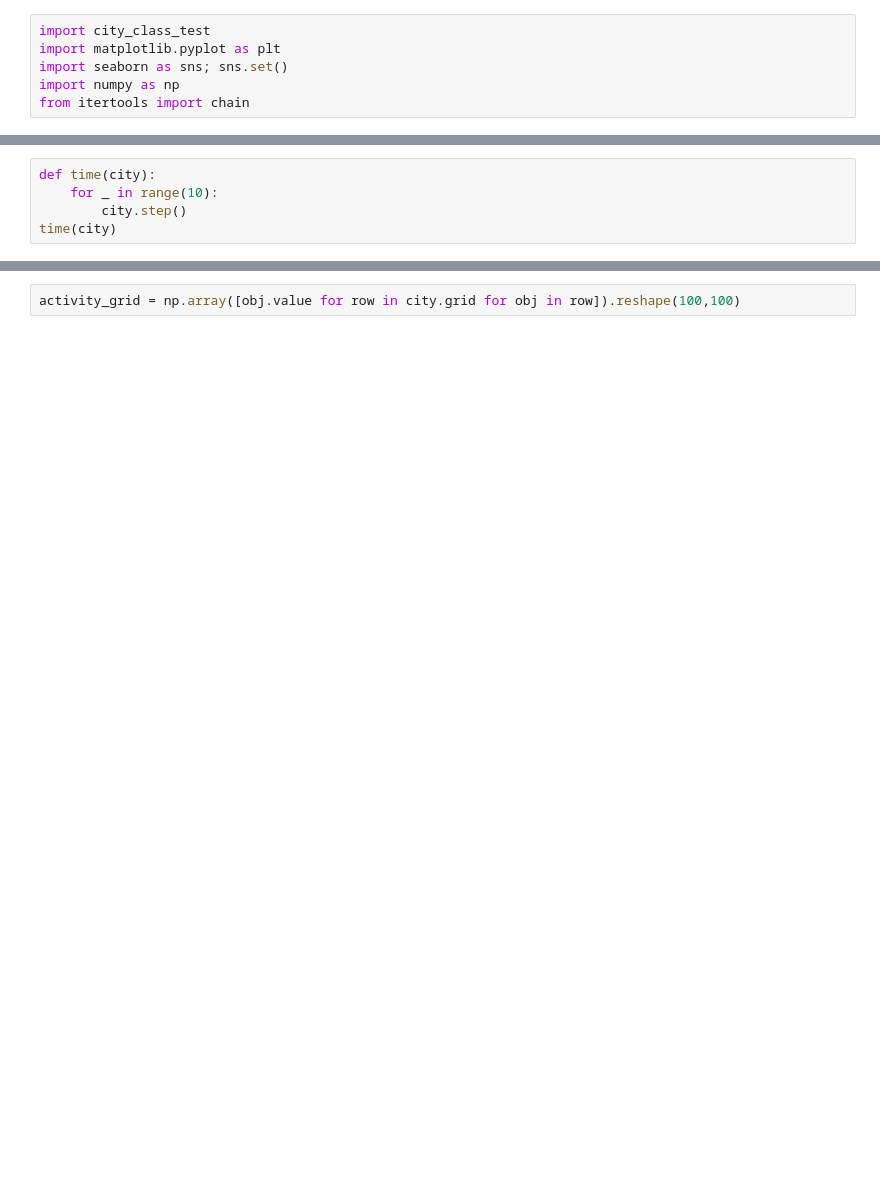
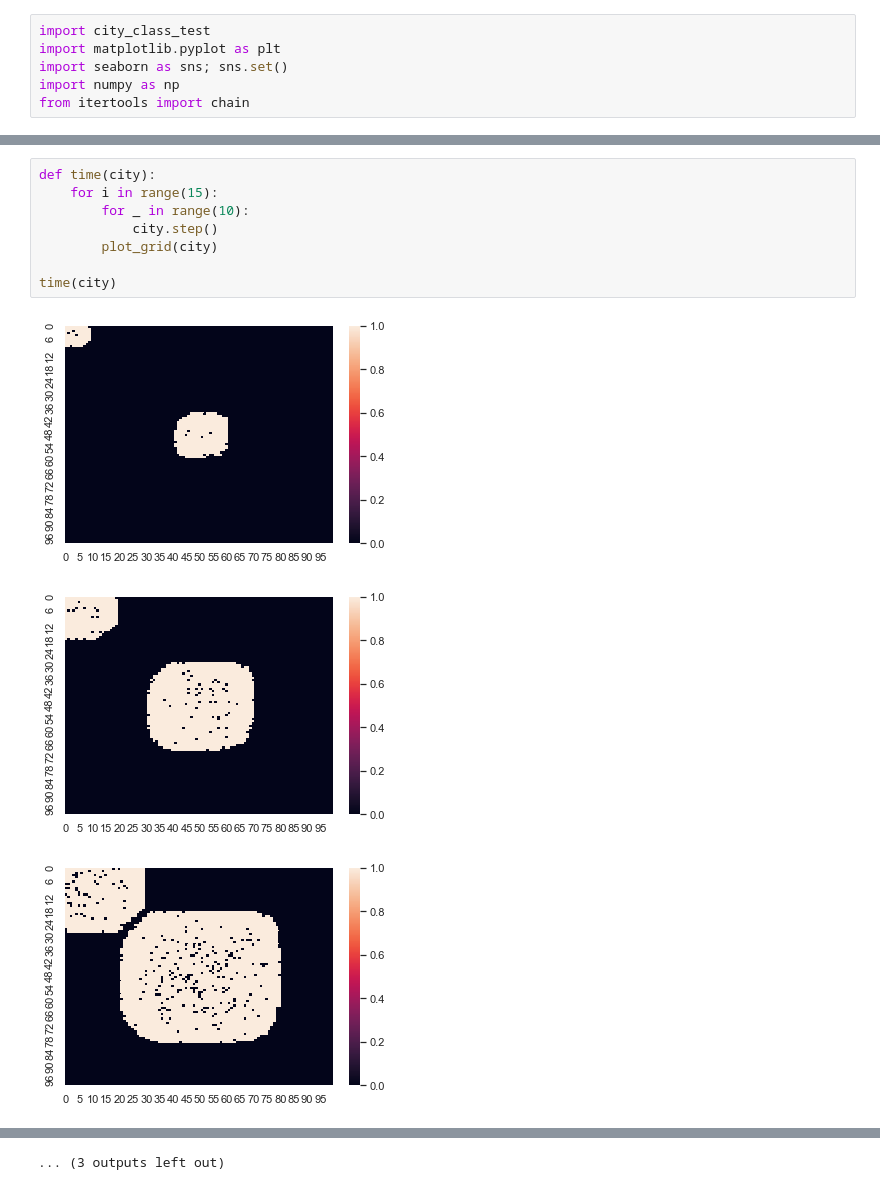
Before and after one commit to RoelvdBurght/complex-systems, a Jupyter notebook: simulate_city.ipynb, the cells around one changed output, grey strips where cells are left out. Drawn from its saved outputs; the diff is of its cells as text; blank space fills up the shorter version.

```diff
--- a/simulate_city.ipynb
+++ b/simulate_city.ipynb
@@ -11,5 +20,12 @@ city = city_class_test.City(n=100)
 # %%
 def time(city):
-    for _ in range(10):
-        city.step()
+    for i in range(15):
+        for _ in range(10):
+            city.step()
+        plot_grid(city)
+
 time(city)
+# %% [output]
+[figure, added]
+[figure, added]
+[figure, added]
@@ -16,5 +41,4 @@ time(city)
+... (3 outputs left out)
-# %%
-activity_grid = np.array([obj.value for row in city.grid for obj in row]).reshape(100,100)
 # %%
 fig = plt.figure()
 sns.heatmap(activity_grid)
```
Also changed, not shown: parts of 4 cells of this notebook, 17 other files.
